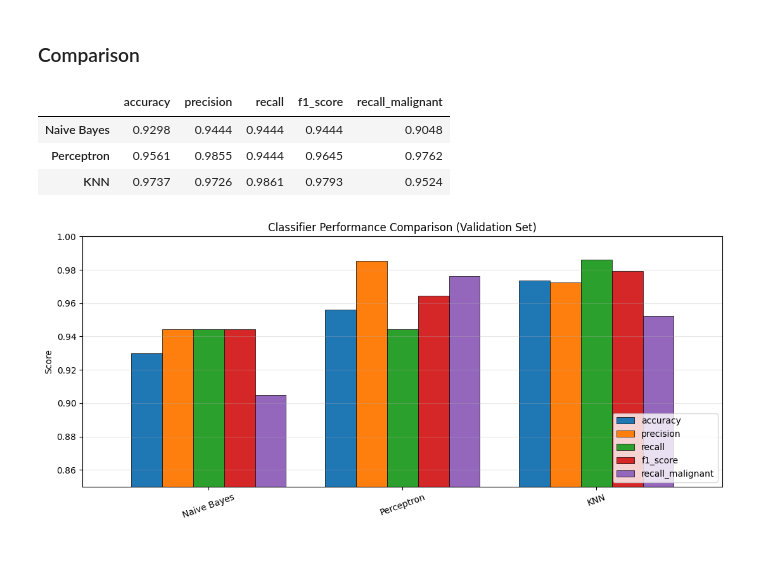
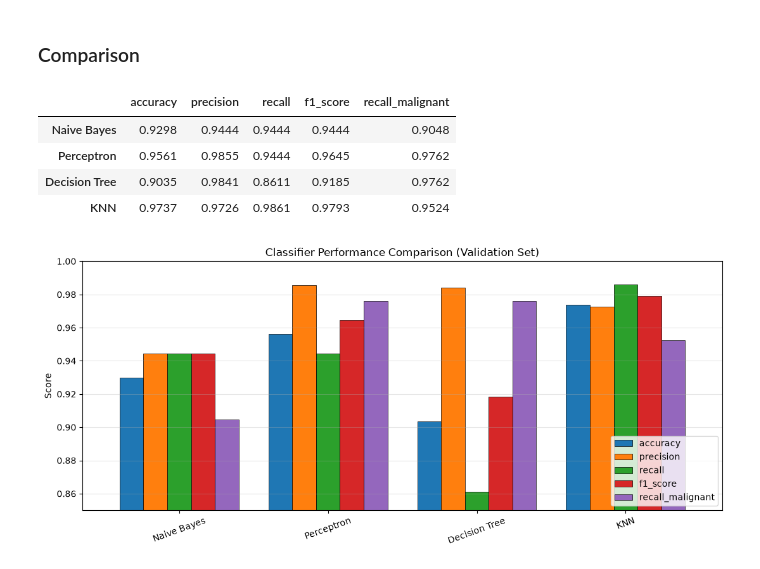
Before and after one commit to Jimmyjohn23/ML_Project1, a Jupyter notebook: main.ipynb, the cells around one changed output. Saved outputs shown, nothing was run; the diff lists cells and outputs as text; code cells hidden in the pictures.

Commit message:
Added image directory, steps on adding images, decision tree code and more entries to git ignore

```diff
--- a/main.ipynb
+++ b/main.ipynb
@@ -151,4 +151,18 @@ weighted avg       0.96      0.96      0.96       114
 # %% [markdown]
 ### Decision Tree Classifier
 # %%
-# Name metrics dt_metrics
+dt_grid = GridSearchCV(
+    Pipeline([("clf", DecisionTreeClassifier(random_state=RANDOM_STATE))]),
+    {
+        "clf__criterion": ["gini", "entropy"],
+        "clf__max_depth": [None, 3, 5, 10],
+        "clf__ccp_alpha": [0.0, 0.001, 0.01],
+        "clf__min_samples_leaf": [1, 5, 10, 20],
+        "clf__class_weight": [None, "balanced"],
+    },
+    cv=StratifiedKFold(5, shuffle=True, random_state=RANDOM_STATE),
+    scoring=make_scorer(recall_score, pos_label=0),
+)
+dt_grid.fit(X_train, y_train)
+dt_cv = summarize_grid(dt_grid, "Decision Tree")
+dt_metrics = evaluate(dt_grid.best_estimator_, "Decision Tree")
@@ -190,27 +216,28 @@ weighted avg       0.97      0.97      0.97       114
 # %%
 results = pd.DataFrame({
     # "Logistic Regression": log_metrics,
     "Naive Bayes": naive_metrics,
     "Perceptron": per_metrics,
     # "SVM": svm_metrics,
-    # "Decision Tree": dt_metrics,
+    "Decision Tree": dt_metrics,
     "KNN": knn_metrics,
 }).T
 
 display(results.round(4))
 
 ax = results.plot(kind="bar", figsize=(11, 5), rot=20, width=0.8,
                   edgecolor="black", linewidth=0.5)
 ax.set_ylim(0.85, 1.0)
 ax.set_ylabel("Score")
 ax.set_title("Classifier Performance Comparison (Validation Set)")
 ax.legend(loc="lower right")
 ax.grid(axis="y", alpha=0.3)
 plt.tight_layout()
 plt.show()
 # %% [output]
 |  | accuracy | precision | recall | f1_score | recall_malignant |
 | Naive Bayes | 0.9298 | 0.9444 | 0.9444 | 0.9444 | 0.9048 |
 | Perceptron | 0.9561 | 0.9855 | 0.9444 | 0.9645 | 0.9762 |
+| Decision Tree | 0.9035 | 0.9841 | 0.8611 | 0.9185 | 0.9762 |
 | KNN | 0.9737 | 0.9726 | 0.9861 | 0.9793 | 0.9524 |
-[figure, old version]
+[figure, new version]
```
Also changed, not shown: parts of 4 cells of this notebook, 4 other files.
